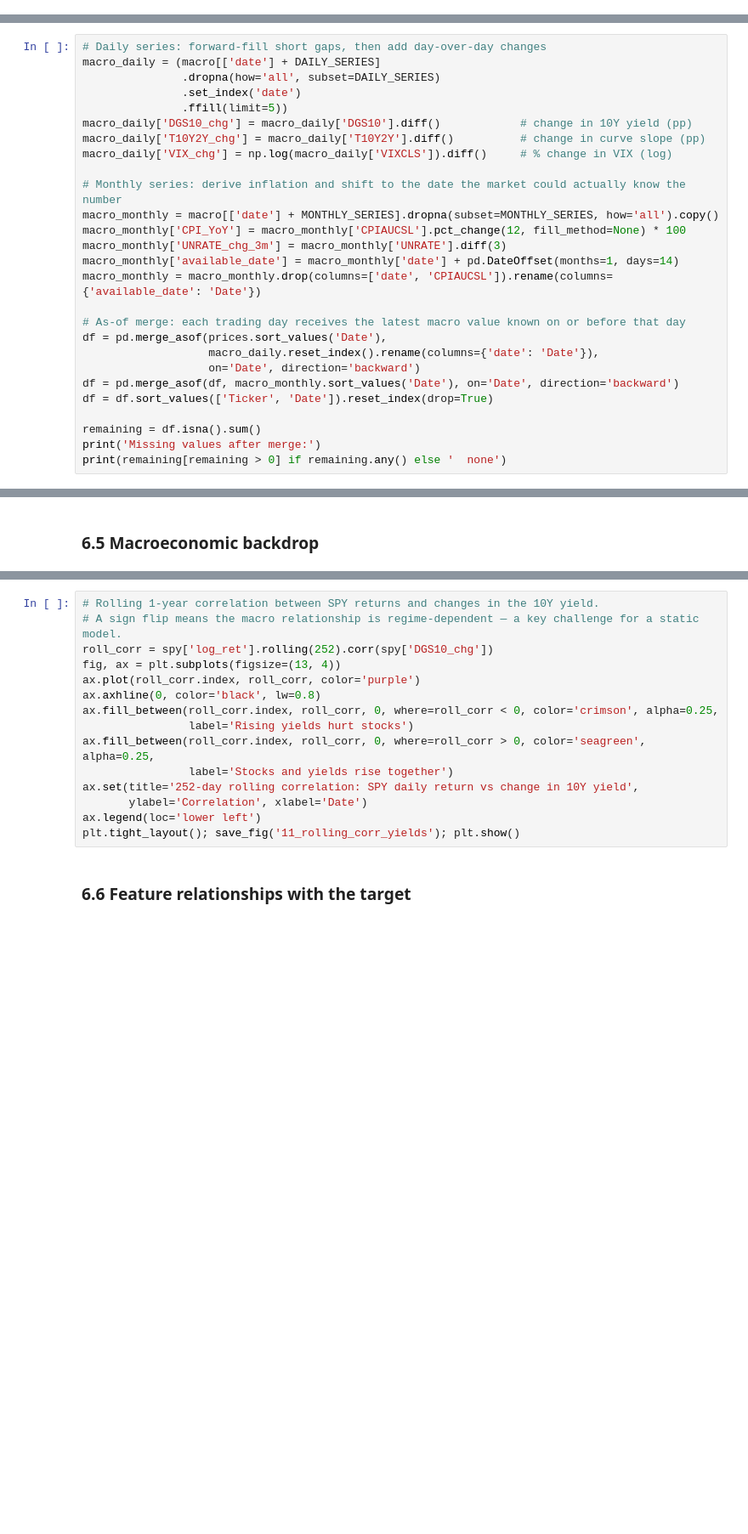
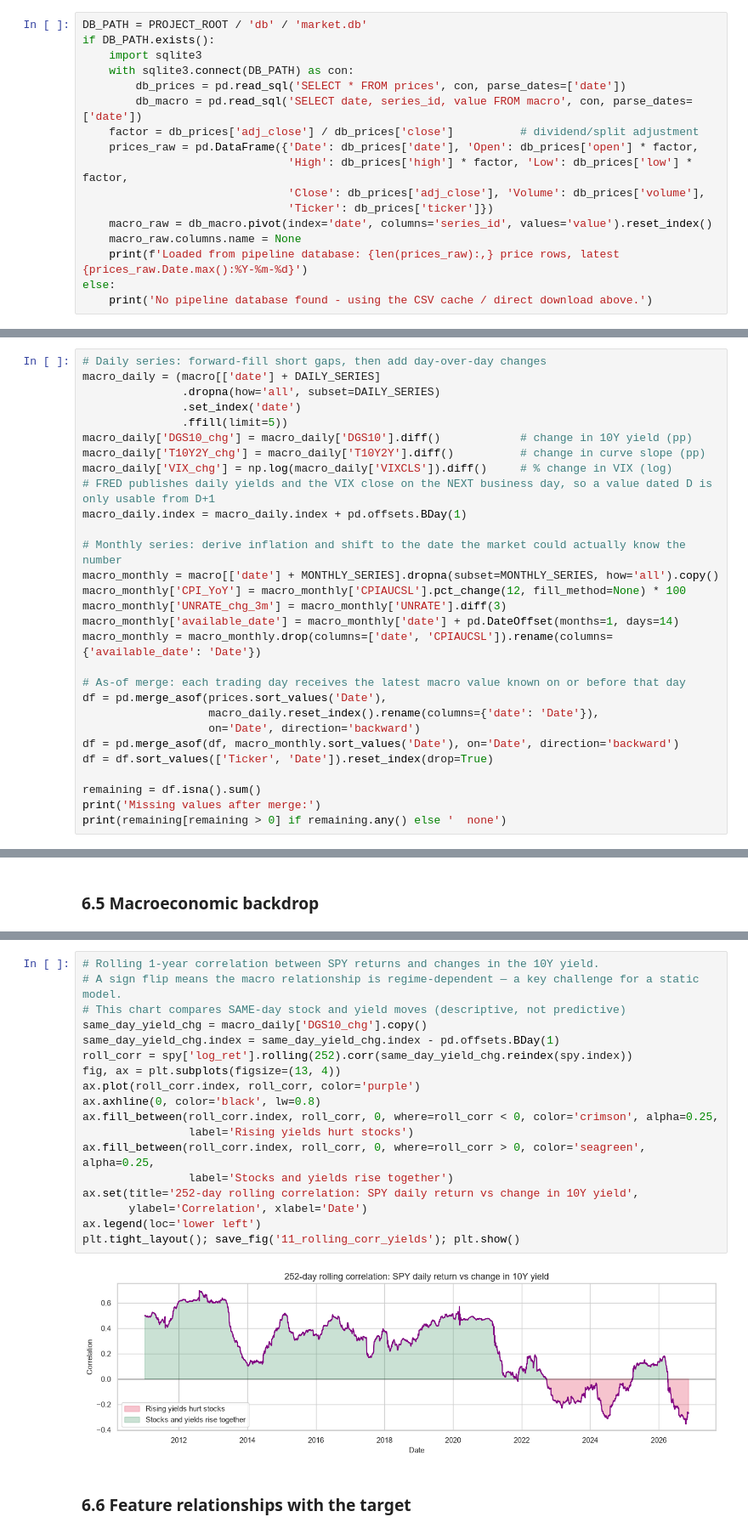
Before and after one commit to sbrithiviraj/stock_prediction, a Jupyter notebook: notebooks/capstone_eda_baseline.ipynb, the cells around one changed output, grey strips where cells are left out. Shown at 85% size. Cells and saved outputs as stored; diff of their text form; blank space fills up the shorter version.

```diff
--- a/notebooks/capstone_eda_baseline.ipynb
+++ b/notebooks/capstone_eda_baseline.ipynb
@@ -154,0 +153,17 @@ print(f'Macro : {macro_raw.shape[0]:,} rows x {macro_raw.shape[1]} cols | '
+# %%
+DB_PATH = PROJECT_ROOT / 'db' / 'market.db'
+if DB_PATH.exists():
+    import sqlite3
+    with sqlite3.connect(DB_PATH) as con:
+        db_prices = pd.read_sql('SELECT * FROM prices', con, parse_dates=['date'])
+        db_macro = pd.read_sql('SELECT date, series_id, value FROM macro', con, parse_dates=['date'])
+    factor = db_prices['adj_close'] / db_prices['close']          # dividend/split adjustment
+    prices_raw = pd.DataFrame({'Date': db_prices['date'], 'Open': db_prices['open'] * factor,
+                               'High': db_prices['high'] * factor, 'Low': db_prices['low'] * factor,
+                               'Close': db_prices['adj_close'], 'Volume': db_prices['volume'],
+                               'Ticker': db_prices['ticker']})
+    macro_raw = db_macro.pivot(index='date', columns='series_id', values='value').reset_index()
+    macro_raw.columns.name = None
+    print(f'Loaded from pipeline database: {len(prices_raw):,} price rows, latest {prices_raw.Date.max():%Y-%m-%d}')
+else:
+    print('No pipeline database found - using the CSV cache / direct download above.')
@@ -224,6 +268,8 @@ macro_daily = (macro[['date'] + DAILY_SERIES]
 macro_daily['DGS10_chg'] = macro_daily['DGS10'].diff()            # change in 10Y yield (pp)
 macro_daily['T10Y2Y_chg'] = macro_daily['T10Y2Y'].diff()          # change in curve slope (pp)
 macro_daily['VIX_chg'] = np.log(macro_daily['VIXCLS']).diff()     # % change in VIX (log)
+# FRED publishes daily yields and the VIX close on the NEXT business day, so a value dated D is only usable from D+1
+macro_daily.index = macro_daily.index + pd.offsets.BDay(1)
 
 # Monthly series: derive inflation and shift to the date the market could actually know the number
 macro_monthly = macro[['date'] + MONTHLY_SERIES].dropna(subset=MONTHLY_SERIES, how='all').copy()
@@ -511,18 +636,23 @@ plt.tight_layout(); save_fig('10_macro_panel'); plt.show()
 # %%
 # Rolling 1-year correlation between SPY returns and changes in the 10Y yield.
 # A sign flip means the macro relationship is regime-dependent — a key challenge for a static model.
-roll_corr = spy['log_ret'].rolling(252).corr(spy['DGS10_chg'])
+# This chart compares SAME-day stock and yield moves (descriptive, not predictive)
+same_day_yield_chg = macro_daily['DGS10_chg'].copy()
+same_day_yield_chg.index = same_day_yield_chg.index - pd.offsets.BDay(1)
+roll_corr = spy['log_ret'].rolling(252).corr(same_day_yield_chg.reindex(spy.index))
 fig, ax = plt.subplots(figsize=(13, 4))
 ax.plot(roll_corr.index, roll_corr, color='purple')
 ax.axhline(0, color='black', lw=0.8)
 ax.fill_between(roll_corr.index, roll_corr, 0, where=roll_corr < 0, color='crimson', alpha=0.25,
                 label='Rising yields hurt stocks')
 ax.fill_between(roll_corr.index, roll_corr, 0, where=roll_corr > 0, color='seagreen', alpha=0.25,
                 label='Stocks and yields rise together')
 ax.set(title='252-day rolling correlation: SPY daily return vs change in 10Y yield',
        ylabel='Correlation', xlabel='Date')
 ax.legend(loc='lower left')
 plt.tight_layout(); save_fig('11_rolling_corr_yields'); plt.show()
+# %% [output]
+[figure, added]
 # %% [markdown]
 ### 6.6 Feature relationships with the target
 # %%
```
Also changed, not shown: parts of 41 cells of this notebook, 35 other files.
